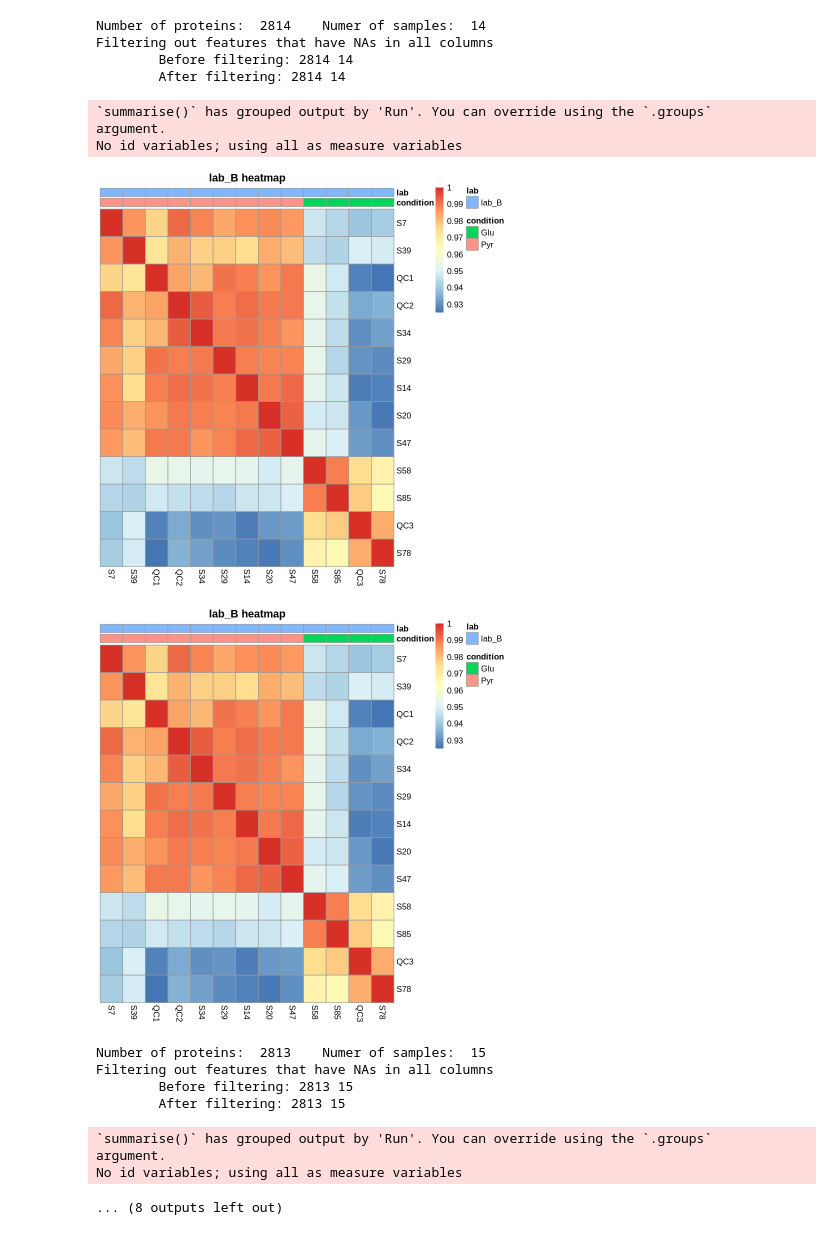
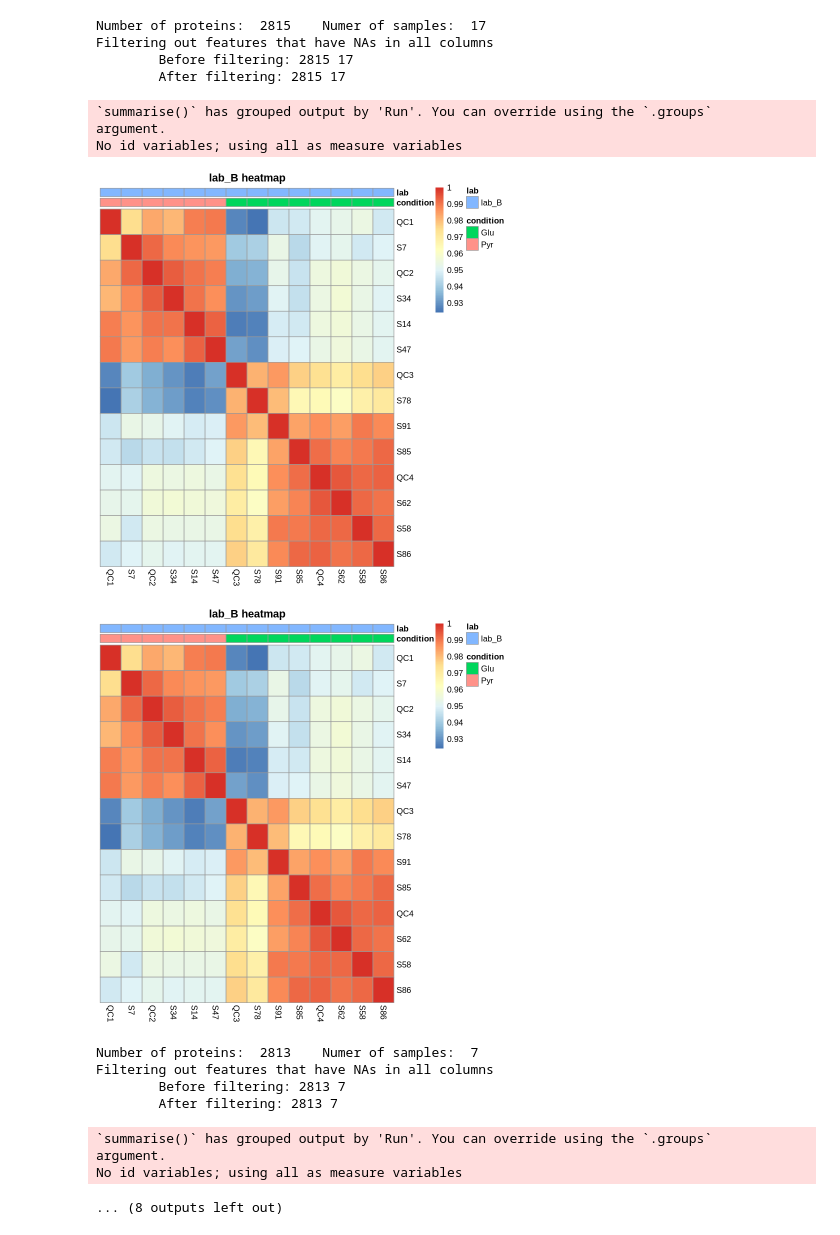
Before and after one commit to Freddsle/FedProt, a Jupyter notebook: data/bacterial_data/01_imbalanced_dataset.ipynb, the cells around one changed output. Saved outputs shown, nothing was run; the diff lists cells and outputs as text; code cells hidden in the pictures.

```diff
--- a/data/bacterial_data/01_imbalanced_dataset.ipynb
+++ b/data/bacterial_data/01_imbalanced_dataset.ipynb
@@ -153,20 +237,20 @@ for (name in names(labs_list)) {
     # select only some samples
     set.seed(42)
     if (name == "lab_A") {
-      sample_names <- c(rownames(batch_info[batch_info$condition == 'Pyr', ][sample(1:nrow(batch_info[batch_info$condition == 'Pyr', ]), 10), ]),
-                        rownames(batch_info[batch_info$condition == 'Glu', ][sample(1:nrow(batch_info[batch_info$condition == 'Glu', ]), 5), ]))
+      sample_names <- c(rownames(batch_info[batch_info$condition == 'Pyr', ][sample(1:nrow(batch_info[batch_info$condition == 'Pyr', ]), 5), ]),
+                        rownames(batch_info[batch_info$condition == 'Glu', ][sample(1:nrow(batch_info[batch_info$condition == 'Glu', ]), 3), ]))
 
     } else if (name == "lab_B") {
-       sample_names <- c(rownames(batch_info[batch_info$condition == 'Pyr', ][sample(1:nrow(batch_info[batch_info$condition == 'Pyr', ]), 9), ]),
-                         rownames(batch_info[batch_info$condition == 'Glu', ][sample(1:nrow(batch_info[batch_info$condition == 'Glu', ]), 4), ]))
+       sample_names <- c(rownames(batch_info[batch_info$condition == 'Pyr', ][sample(1:nrow(batch_info[batch_info$condition == 'Pyr', ]), 6), ]),
+                         rownames(batch_info[batch_info$condition == 'Glu', ][sample(1:nrow(batch_info[batch_info$condition == 'Glu', ]), 8), ]))
 
     } else if (name == "lab_C") {
       sample_names <- c(rownames(batch_info[batch_info$condition == 'Pyr', ][sample(1:nrow(batch_info[batch_info$condition == 'Pyr', ]), 11), ]),
-                        rownames(batch_info[batch_info$condition == 'Glu', ][sample(1:nrow(batch_info[batch_info$condition == 'Glu', ]), 3), ]))
+                        rownames(batch_info[batch_info$condition == 'Glu', ][sample(1:nrow(batch_info[batch_info$condition == 'Glu', ]), 6), ]))
 
     } else if (name == "lab_D") {
-      sample_names <- c(rownames(batch_info[batch_info$condition == 'Pyr', ][sample(1:nrow(batch_info[batch_info$condition == 'Pyr', ]), 5), ]),
-                        rownames(batch_info[batch_info$condition == 'Glu', ][sample(1:nrow(batch_info[batch_info$condition == 'Glu', ]), 10), ]))
+      sample_names <- c(rownames(batch_info[batch_info$condition == 'Pyr', ][sample(1:nrow(batch_info[batch_info$condition == 'Pyr', ]), 3), ]),
+                        rownames(batch_info[batch_info$condition == 'Glu', ][sample(1:nrow(batch_info[batch_info$condition == 'Glu', ]), 4), ]))
 
     } else if (name == "lab_E") {
       sample_names <- c(rownames(batch_info[batch_info$condition == 'Pyr', ][sample(1:nrow(batch_info[batch_info$condition == 'Pyr', ]), 12), ]),
@@ -234,16 +318,16 @@ No id variables; using all as measure variables
-Number of proteins:  2814    Numer of samples:  14
+Number of proteins:  2815    Numer of samples:  17
 Filtering out features that have NAs in all columns
-        Before filtering: 2814 14
-        After filtering: 2814 14
+        Before filtering: 2815 17
+        After filtering: 2815 17
 `summarise()` has grouped output by 'Run'. You can override using the `.groups`
 argument.
 No id variables; using all as measure variables
-[figure, old version]
+[figure, new version]
-[figure, old version]
+[figure, new version]
-Number of proteins:  2813    Numer of samples:  15
+Number of proteins:  2813    Numer of samples:  7
 Filtering out features that have NAs in all columns
-        Before filtering: 2813 15
-        After filtering: 2813 15
+        Before filtering: 2813 7
+        After filtering: 2813 7
 `summarise()` has grouped output by 'Run'. You can override using the `.groups`
 argument.
 No id variables; using all as measure variables
```
Also changed, not shown: parts of 5 cells of this notebook, 25 other files.
